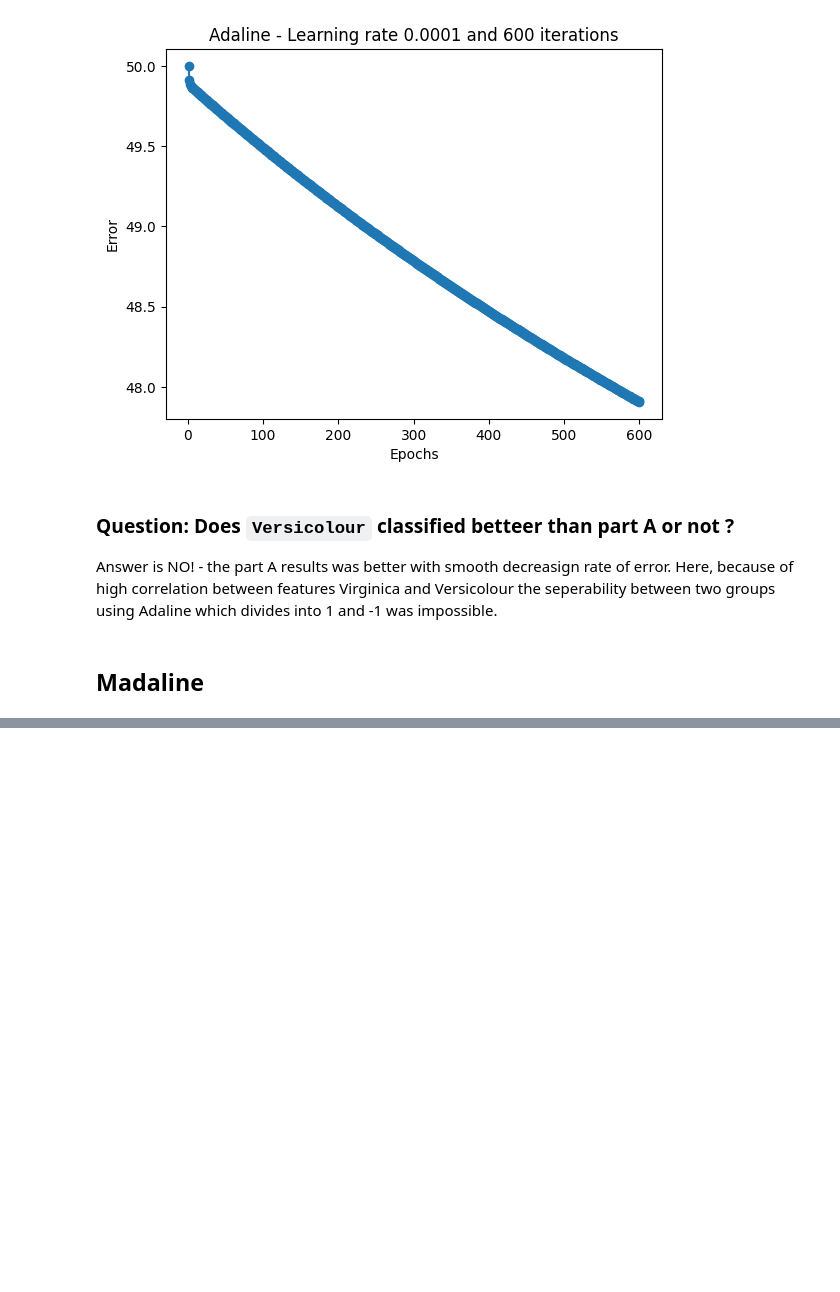
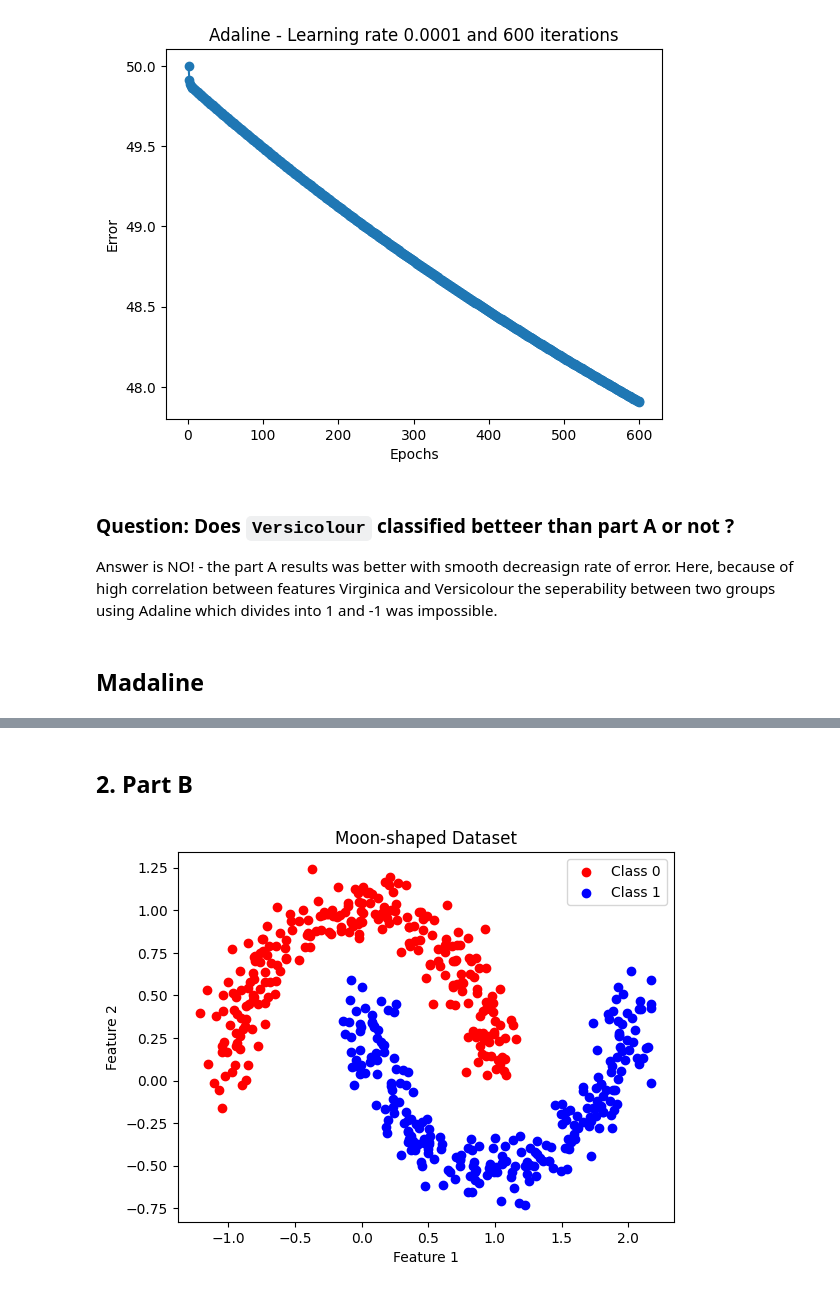
Before and after one commit to pooyaaf/Neural-Networks-Deep-Learning, a Jupyter notebook: Homework/HomeWork1/NoteBooks/Q2/AdaLine-BinaryClassification.ipynb, the cells around one changed output, grey strips where cells are left out. Cells and saved outputs as stored; diff of their text form; code cells hidden in the pictures; blank space fills up the shorter version.

Commit message:
complete Q2 - Part B question 2 should be checked

```diff
--- a/Homework/HomeWork1/NoteBooks/Q2/AdaLine-BinaryClassification.ipynb
+++ b/Homework/HomeWork1/NoteBooks/Q2/AdaLine-BinaryClassification.ipynb
@@ -139,0 +170,2 @@ Answer is NO! - the part A results was better with smooth decreasign rate of err
+# %% [markdown]
+## 2. Part B
@@ -139,0 +177,2 @@ Answer is NO! - the part A results was better with smooth decreasign rate of err
+# %%
+X_moons, Y_moons = make_moons(n_samples=500, noise=0.1, random_state=42)
@@ -139,0 +182,12 @@ Answer is NO! - the part A results was better with smooth decreasign rate of err
+# %%
+plt.scatter(X_moons[Y_moons == 0][:, 0], X_moons[Y_moons == 0][:, 1], color='red',
+            label='Class 0')
+plt.scatter(X_moons[Y_moons == 1][:, 0], X_moons[Y_moons == 1][:, 1], color='blue',
+            label='Class 1')
+plt.xlabel('Feature 1')
+plt.ylabel('Feature 2')
+plt.legend()
+plt.title("Moon-shaped Dataset")
+plt.show()
+# %% [output]
+[figure, added]
```
Also changed, not shown: parts of 15 cells of this notebook, 4 other files.
